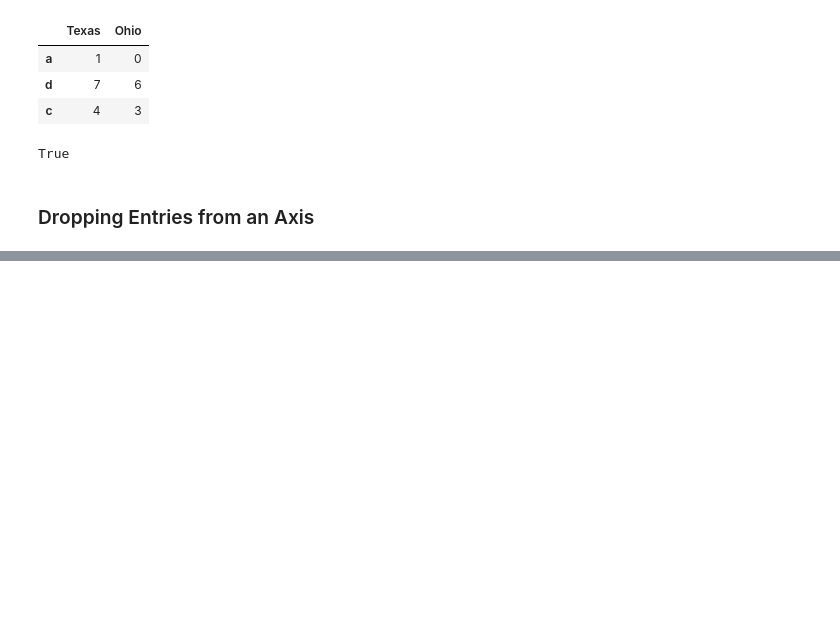
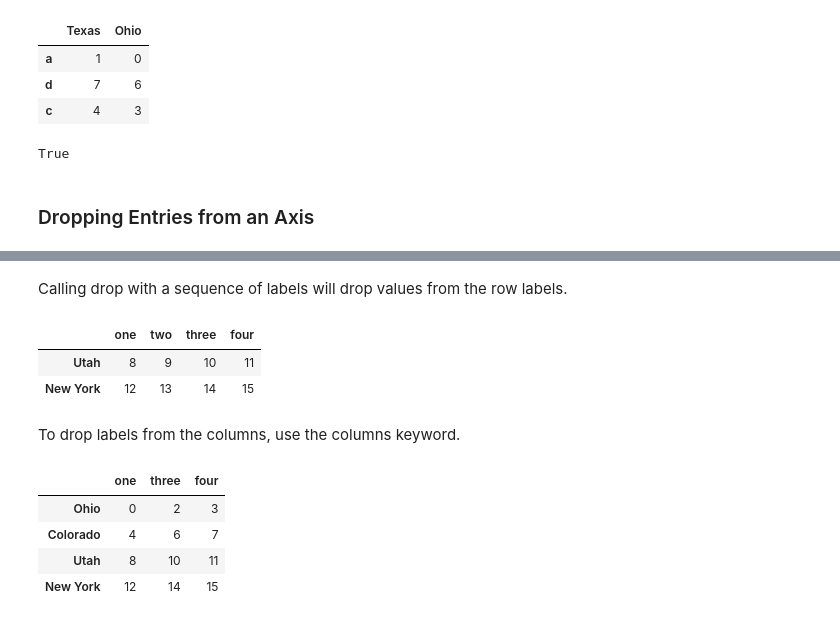
Before and after one commit to Mountain-Biker/pydata-book-practice, a Jupyter notebook: chapter5.ipynb, the cells around one changed output, grey strips where cells are left out. Saved outputs shown, nothing was run; the diff lists cells and outputs as text; code cells hidden in the pictures; blank space fills up the shorter version.

```diff
--- a/chapter5.ipynb
+++ b/chapter5.ipynb
@@ -485,0 +511,8 @@ True
+# %% [markdown]
+Calling drop with a sequence of labels will drop values from the row labels.
+# %%
+data.drop(['Colorado', 'Ohio'])
+# %% [output]
+|  | one | two | three | four |
+| Utah | 8 | 9 | 10 | 11 |
+| New York | 12 | 13 | 14 | 15 |
@@ -485,0 +521,10 @@ True
+# %% [markdown]
+To drop labels from the columns, use the columns keyword.
+# %%
+data.drop(columns=['two'])
+# %% [output]
+|  | one | three | four |
+| Ohio | 0 | 2 | 3 |
+| Colorado | 4 | 6 | 7 |
+| Utah | 8 | 10 | 11 |
+| New York | 12 | 14 | 15 |
```
Also changed, not shown: parts of 6 cells of this notebook.
